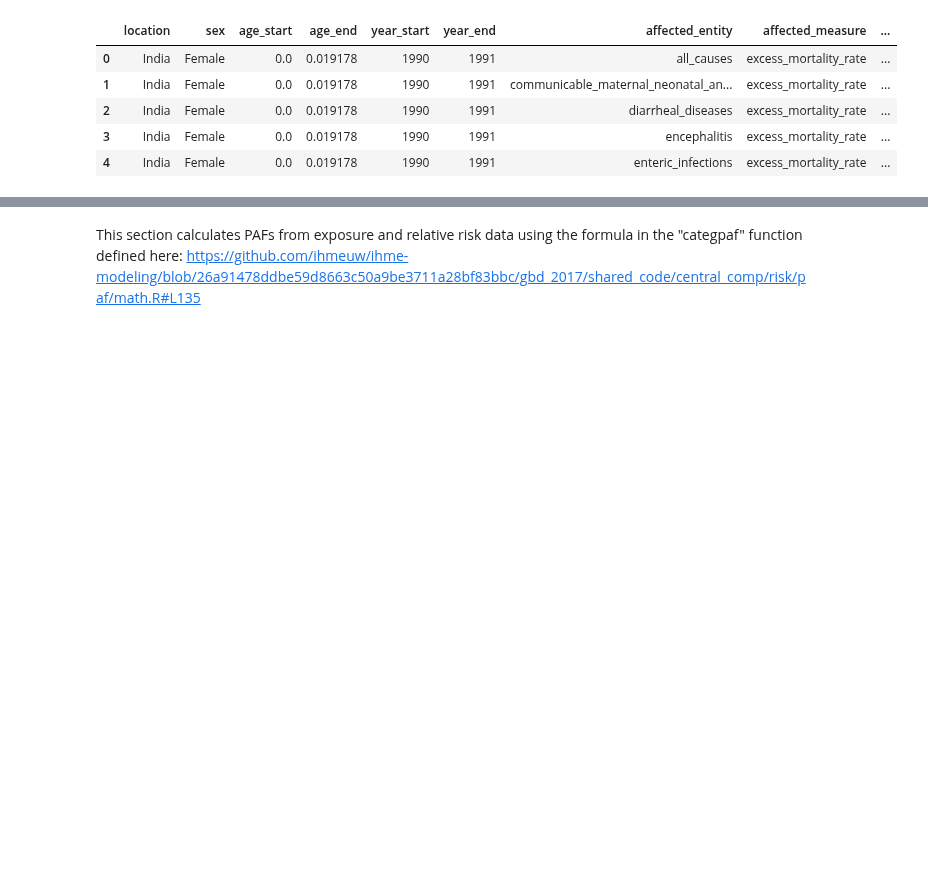
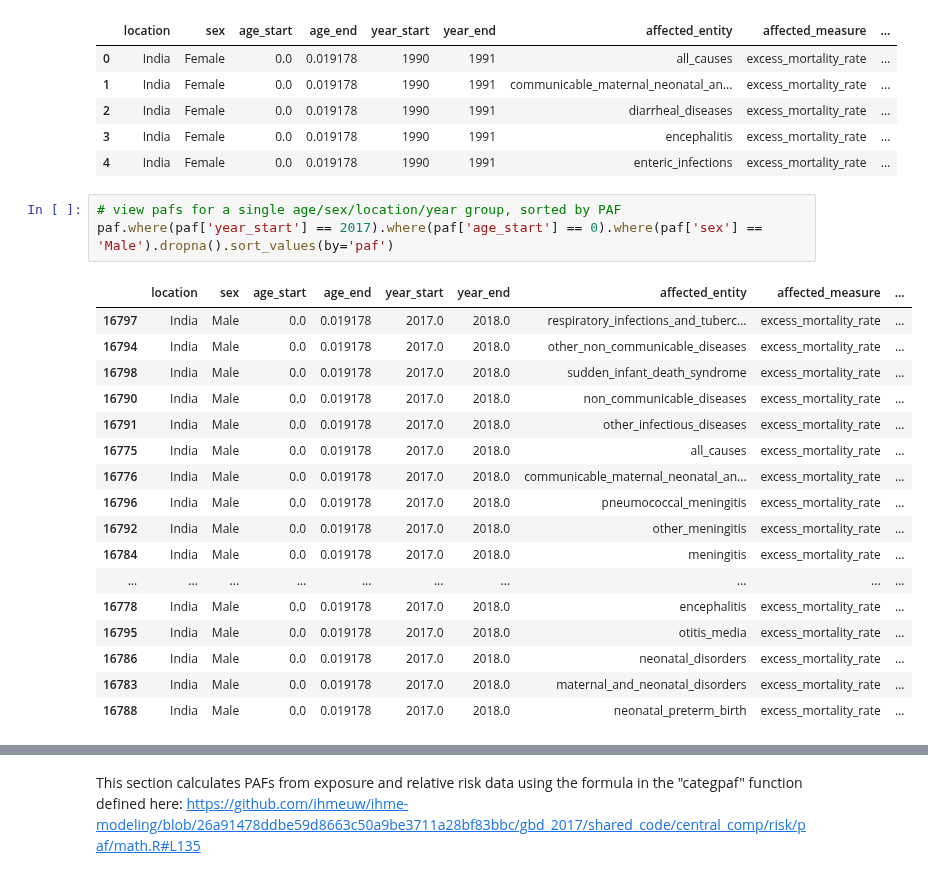
Before and after one commit to ihmeuw/vivarium_data_analysis, a Jupyter notebook: pre_processing/lbwsg/LBWSG exposure, rrs, pafs.ipynb, the cells around one changed output, grey strips where cells are left out. Drawn from its saved outputs; the diff is of its cells as text; blank space fills up the shorter version.

```diff
--- a/pre_processing/lbwsg/LBWSG exposure, rrs, pafs.ipynb
+++ b/pre_processing/lbwsg/LBWSG exposure, rrs, pafs.ipynb
@@ -97,3 +88,24 @@ paf.head()
 | 2 | India | Female | 0.0 | 0.019178 | 1990 | 1991 | diarrheal_diseases | excess_mortality_rate | ... |
 | 3 | India | Female | 0.0 | 0.019178 | 1990 | 1991 | encephalitis | excess_mortality_rate | ... |
 | 4 | India | Female | 0.0 | 0.019178 | 1990 | 1991 | enteric_infections | excess_mortality_rate | ... |
+# %%
+# view pafs for a single age/sex/location/year group, sorted by PAF
+paf.where(paf['year_start'] == 2017).where(paf['age_start'] == 0).where(paf['sex'] == 'Male').dropna().sort_values(by='paf')
+# %% [output]
+|  | location | sex | age_start | age_end | year_start | year_end | affected_entity | affected_measure | ... |
+| 16797 | India | Male | 0.0 | 0.019178 | 2017.0 | 2018.0 | respiratory_infections_and_tuberc... | excess_mortality_rate | ... |
+| 16794 | India | Male | 0.0 | 0.019178 | 2017.0 | 2018.0 | other_non_communicable_diseases | excess_mortality_rate | ... |
+| 16798 | India | Male | 0.0 | 0.019178 | 2017.0 | 2018.0 | sudden_infant_death_syndrome | excess_mortality_rate | ... |
+| 16790 | India | Male | 0.0 | 0.019178 | 2017.0 | 2018.0 | non_communicable_diseases | excess_mortality_rate | ... |
+| 16791 | India | Male | 0.0 | 0.019178 | 2017.0 | 2018.0 | other_infectious_diseases | excess_mortality_rate | ... |
+| 16775 | India | Male | 0.0 | 0.019178 | 2017.0 | 2018.0 | all_causes | excess_mortality_rate | ... |
+| 16776 | India | Male | 0.0 | 0.019178 | 2017.0 | 2018.0 | communicable_maternal_neonatal_an... | excess_mortality_rate | ... |
+| 16796 | India | Male | 0.0 | 0.019178 | 2017.0 | 2018.0 | pneumococcal_meningitis | excess_mortality_rate | ... |
+| 16792 | India | Male | 0.0 | 0.019178 | 2017.0 | 2018.0 | other_meningitis | excess_mortality_rate | ... |
+| 16784 | India | Male | 0.0 | 0.019178 | 2017.0 | 2018.0 | meningitis | excess_mortality_rate | ... |
+| ... | ... | ... | ... | ... | ... | ... | ... | ... | ... |
+| 16778 | India | Male | 0.0 | 0.019178 | 2017.0 | 2018.0 | encephalitis | excess_mortality_rate | ... |
+| 16795 | India | Male | 0.0 | 0.019178 | 2017.0 | 2018.0 | otitis_media | excess_mortality_rate | ... |
+| 16786 | India | Male | 0.0 | 0.019178 | 2017.0 | 2018.0 | neonatal_disorders | excess_mortality_rate | ... |
+| 16783 | India | Male | 0.0 | 0.019178 | 2017.0 | 2018.0 | maternal_and_neonatal_disorders | excess_mortality_rate | ... |
+| 16788 | India | Male | 0.0 | 0.019178 | 2017.0 | 2018.0 | neonatal_preterm_birth | excess_mortality_rate | ... |
```
Also changed, not shown: parts of 9 cells of this notebook.
